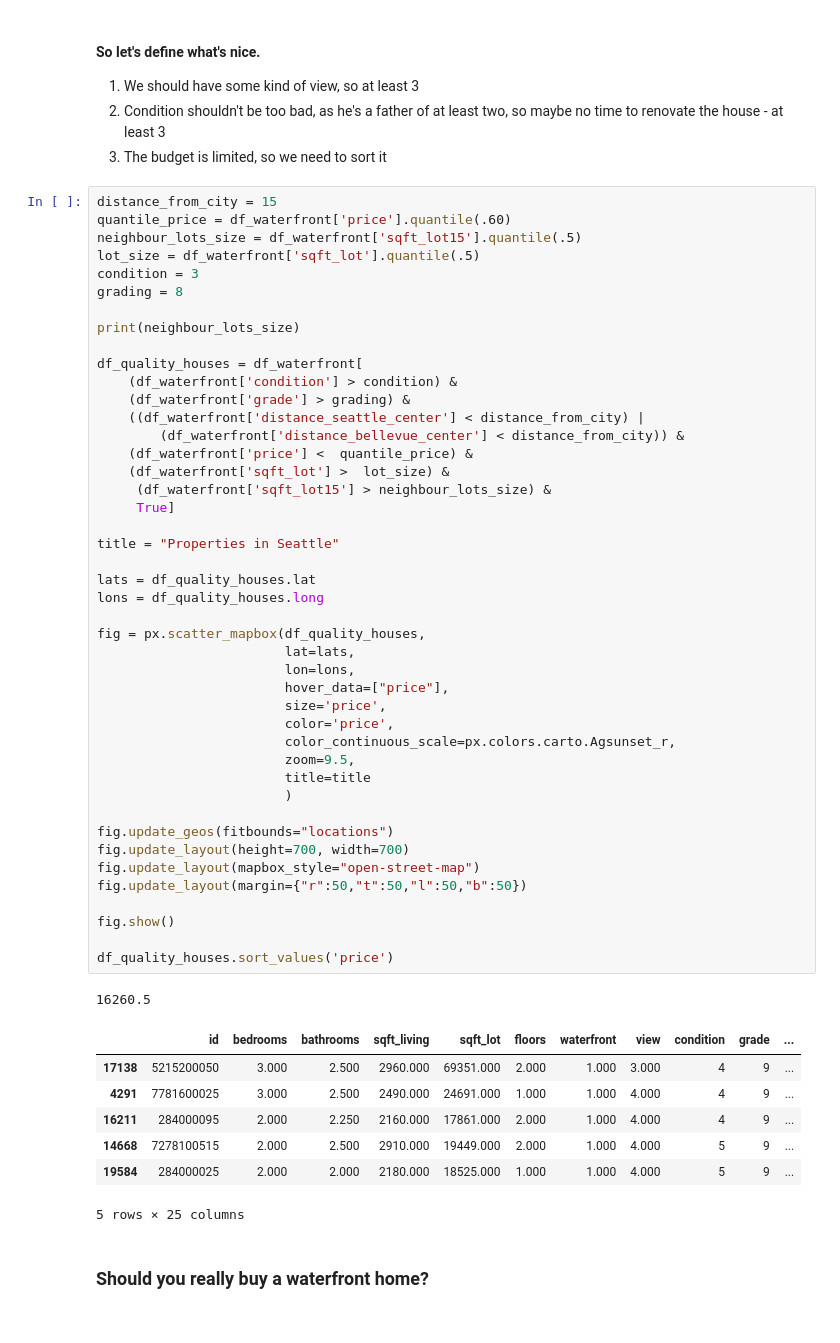
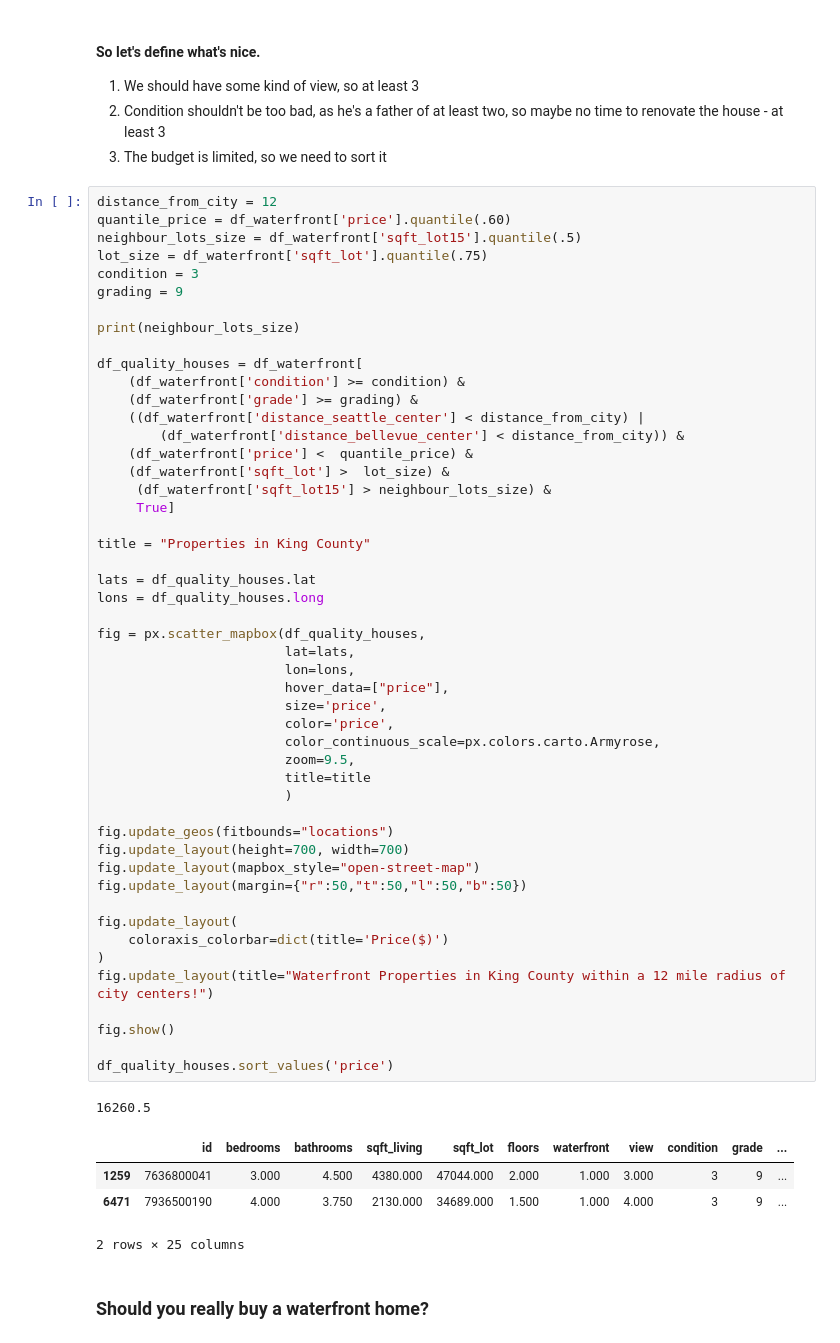
Before and after one commit to kayoken/eda-real-estate, a Jupyter notebook: EDA.ipynb, the cells around one changed output. Cells and saved outputs as stored; diff of their text form.

```diff
--- a/EDA.ipynb
+++ b/EDA.ipynb
@@ -261,58 +362,60 @@ Name: price, dtype: float64
 2. Condition shouldn't be too bad, as he's a father of at least two, so maybe no time to renovate the house - at least 3
 3. The budget is limited, so we need to sort it
 # %%
-distance_from_city = 15
+distance_from_city = 12
 quantile_price = df_waterfront['price'].quantile(.60)
 neighbour_lots_size = df_waterfront['sqft_lot15'].quantile(.5)
-lot_size = df_waterfront['sqft_lot'].quantile(.5)
+lot_size = df_waterfront['sqft_lot'].quantile(.75)
 condition = 3
-grading = 8
+grading = 9
 
 print(neighbour_lots_size)
 
 df_quality_houses = df_waterfront[
-    (df_waterfront['condition'] > condition) &
-    (df_waterfront['grade'] > grading) &
+    (df_waterfront['condition'] >= condition) &
+    (df_waterfront['grade'] >= grading) &
     ((df_waterfront['distance_seattle_center'] < distance_from_city) |
         (df_waterfront['distance_bellevue_center'] < distance_from_city)) &
     (df_waterfront['price'] <  quantile_price) &
     (df_waterfront['sqft_lot'] >  lot_size) &
      (df_waterfront['sqft_lot15'] > neighbour_lots_size) &
      True]
 
-title = "Properties in Seattle"
+title = "Properties in King County"
 
 lats = df_quality_houses.lat
 lons = df_quality_houses.long
 
 fig = px.scatter_mapbox(df_quality_houses,
                         lat=lats,
                         lon=lons,
                         hover_data=["price"],
                         size='price',
                         color='price',
-                        color_continuous_scale=px.colors.carto.Agsunset_r,
+                        color_continuous_scale=px.colors.carto.Armyrose,
                         zoom=9.5,
                         title=title
                         )
 
 fig.update_geos(fitbounds="locations")
 fig.update_layout(height=700, width=700)
 fig.update_layout(mapbox_style="open-street-map")
 fig.update_layout(margin={"r":50,"t":50,"l":50,"b":50})
 
+fig.update_layout(
+    coloraxis_colorbar=dict(title='Price($)')
+)
+fig.update_layout(title="Waterfront Properties in King County within a 12 mile radius of city centers!")
+
 fig.show()
 
 df_quality_houses.sort_values('price')
 # %% [output]
 16260.5
 |  | id | bedrooms | bathrooms | sqft_living | sqft_lot | floors | waterfront | view | condition | grade | ... |
-| 17138 | 5215200050 | 3.000 | 2.500 | 2960.000 | 69351.000 | 2.000 | 1.000 | 3.000 | 4 | 9 | ... |
-| 4291 | 7781600025 | 3.000 | 2.500 | 2490.000 | 24691.000 | 1.000 | 1.000 | 4.000 | 4 | 9 | ... |
-| 16211 | 284000095 | 2.000 | 2.250 | 2160.000 | 17861.000 | 2.000 | 1.000 | 4.000 | 4 | 9 | ... |
-| 14668 | 7278100515 | 2.000 | 2.500 | 2910.000 | 19449.000 | 2.000 | 1.000 | 4.000 | 5 | 9 | ... |
-| 19584 | 284000025 | 2.000 | 2.000 | 2180.000 | 18525.000 | 1.000 | 1.000 | 4.000 | 5 | 9 | ... |
+| 1259 | 7636800041 | 3.000 | 4.500 | 4380.000 | 47044.000 | 2.000 | 1.000 | 3.000 | 3 | 9 | ... |
+| 6471 | 7936500190 | 4.000 | 3.750 | 2130.000 | 34689.000 | 1.500 | 1.000 | 4.000 | 3 | 9 | ... |
-5 rows × 25 columns
+2 rows × 25 columns
 # %% [markdown]
 ### Should you really buy a waterfront home?
 # %%
```
Also changed, not shown: parts of 10 cells of this notebook, 1 other file.
